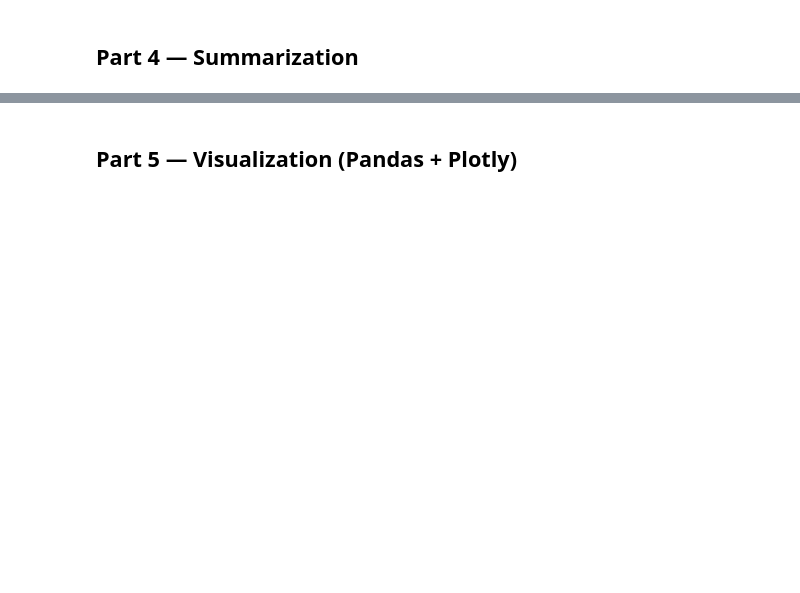
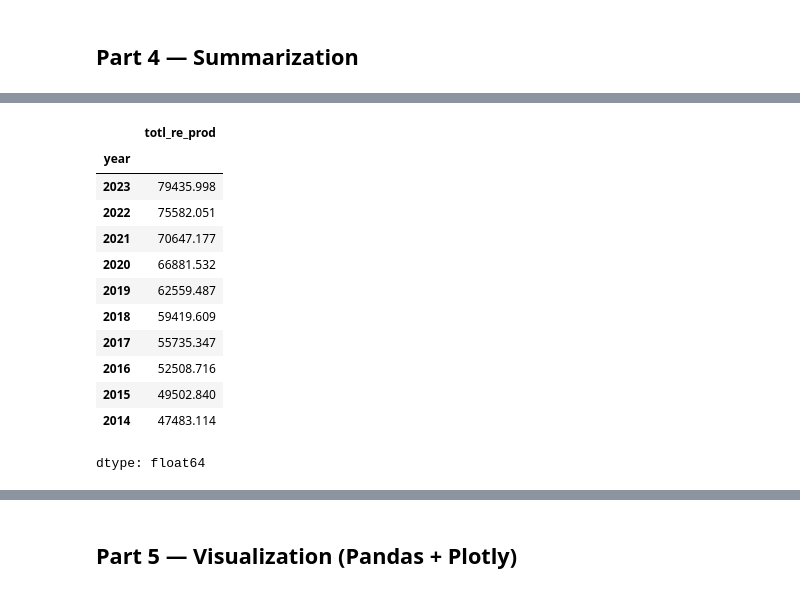
Before and after one commit to ellenwang995/week2_pandas, a Jupyter notebook: Session_2_Student_Worksheet.ipynb, the cells around one changed output, grey strips where cells are left out. Cells and saved outputs as stored; diff of their text form; code cells hidden in the pictures; blank space fills up the shorter version.

```diff
--- a/Session_2_Student_Worksheet.ipynb
+++ b/Session_2_Student_Worksheet.ipynb
@@ -190 +196,19 @@ See the caveats in the documentation: https://pandas.pydata.org/pandas-docs/stab
+# %%
+
+by_year_prod_re = energy_df_yr.groupby('year')['totl_re_prod'].sum().sort_values(ascending=False)
+display(by_year_prod_re.head(10))
+# %% [output]
+|  | totl_re_prod |
+| year |  |
+| 2023 | 79435.998 |
+| 2022 | 75582.051 |
+| 2021 | 70647.177 |
+| 2020 | 66881.532 |
+| 2019 | 62559.487 |
+| 2018 | 59419.609 |
+| 2017 | 55735.347 |
+| 2016 | 52508.716 |
+| 2015 | 49502.840 |
+| 2014 | 47483.114 |
+dtype: float64
 # %%
```
Also changed, not shown: parts of 10 cells of this notebook.
